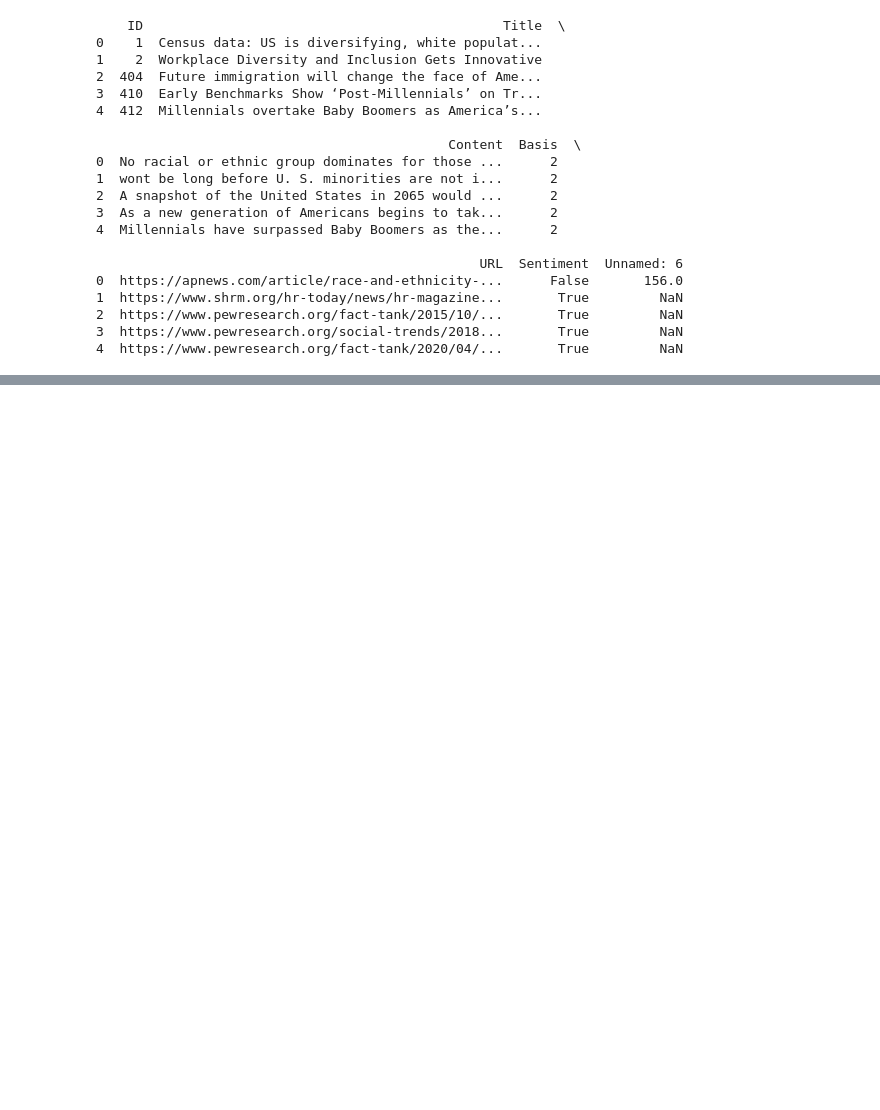
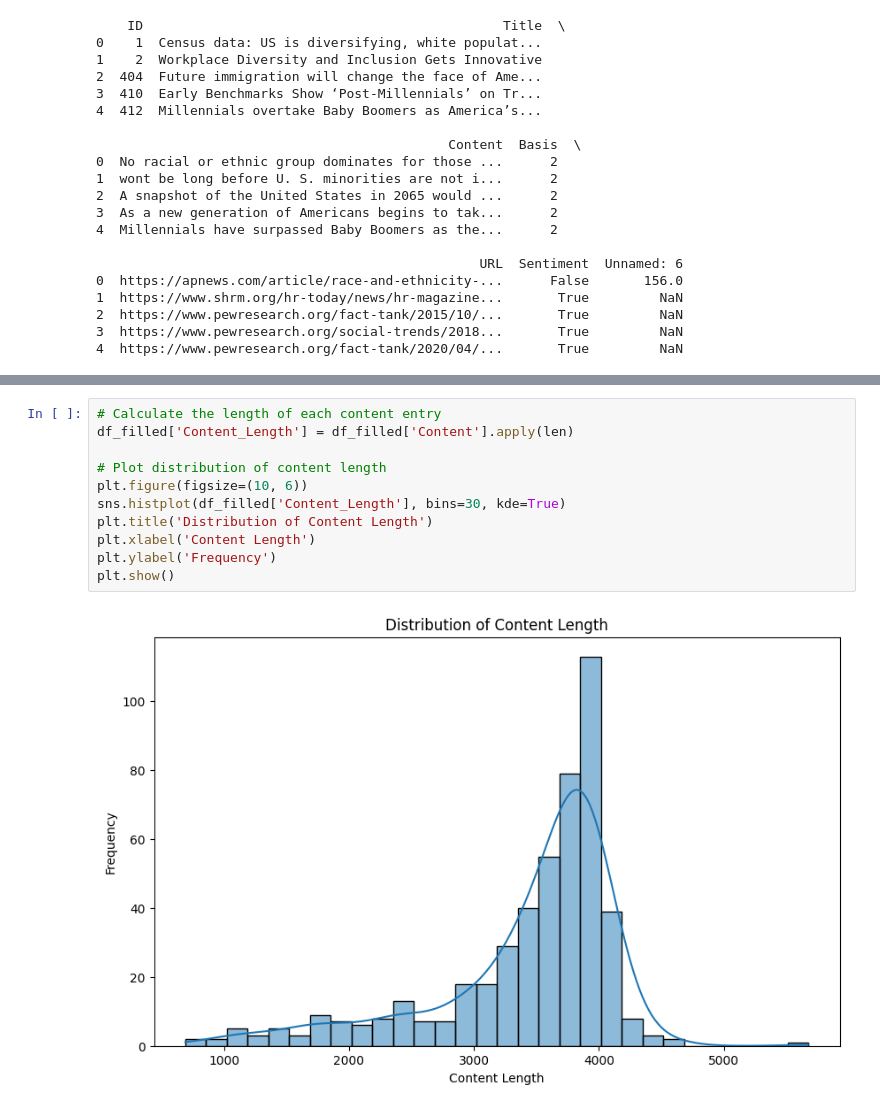
Before and after one commit to varunpothu/Research_Methods_Assignment, a Jupyter notebook: R_M__Assignment_3.ipynb, the cells around one changed output, grey strips where cells are left out. Saved outputs shown, nothing was run; the diff lists cells and outputs as text; blank space fills up the shorter version.

```diff
--- a/R_M__Assignment_3.ipynb
+++ b/R_M__Assignment_3.ipynb
@@ -87,0 +189,13 @@ diversity_df.head()
+# %%
+# Calculate the length of each content entry
+df_filled['Content_Length'] = df_filled['Content'].apply(len)
+
+# Plot distribution of content length
+plt.figure(figsize=(10, 6))
+sns.histplot(df_filled['Content_Length'], bins=30, kde=True)
+plt.title('Distribution of Content Length')
+plt.xlabel('Content Length')
+plt.ylabel('Frequency')
+plt.show()
+# %% [output]
+[figure, added]
```
Also changed, not shown: parts of 19 cells of this notebook.
